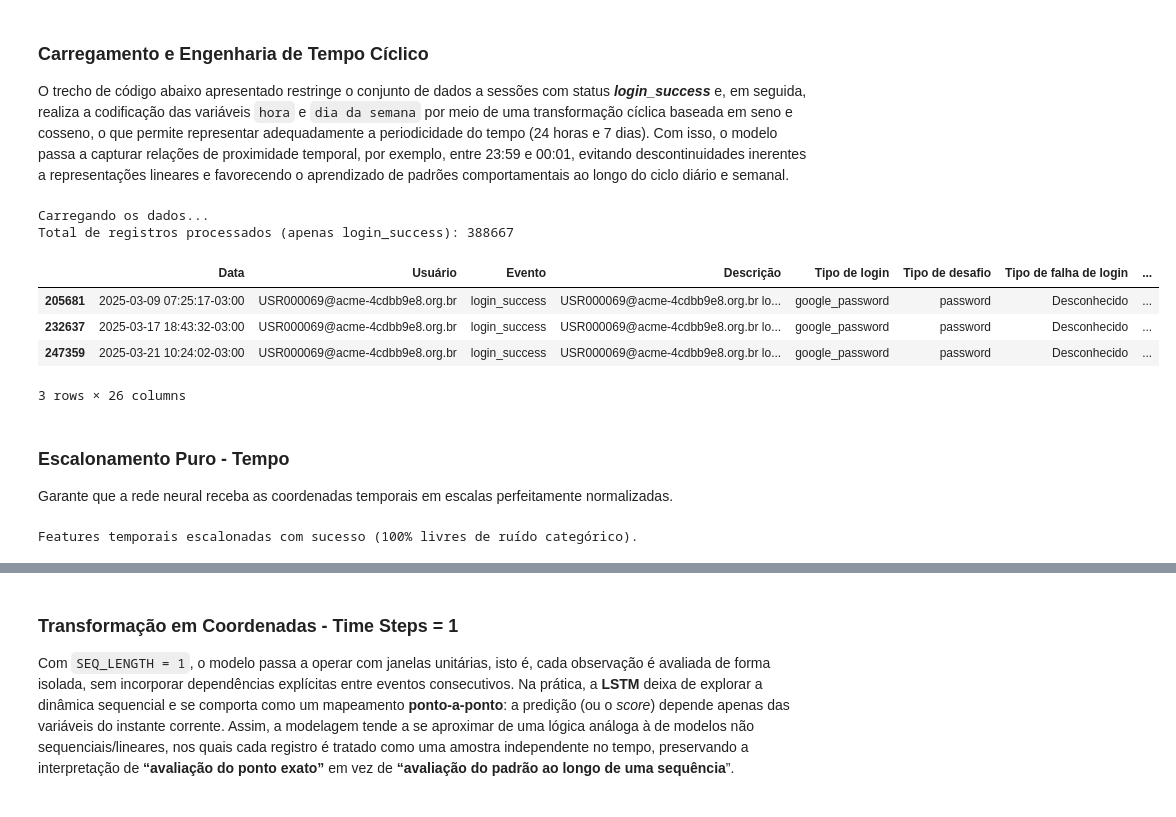
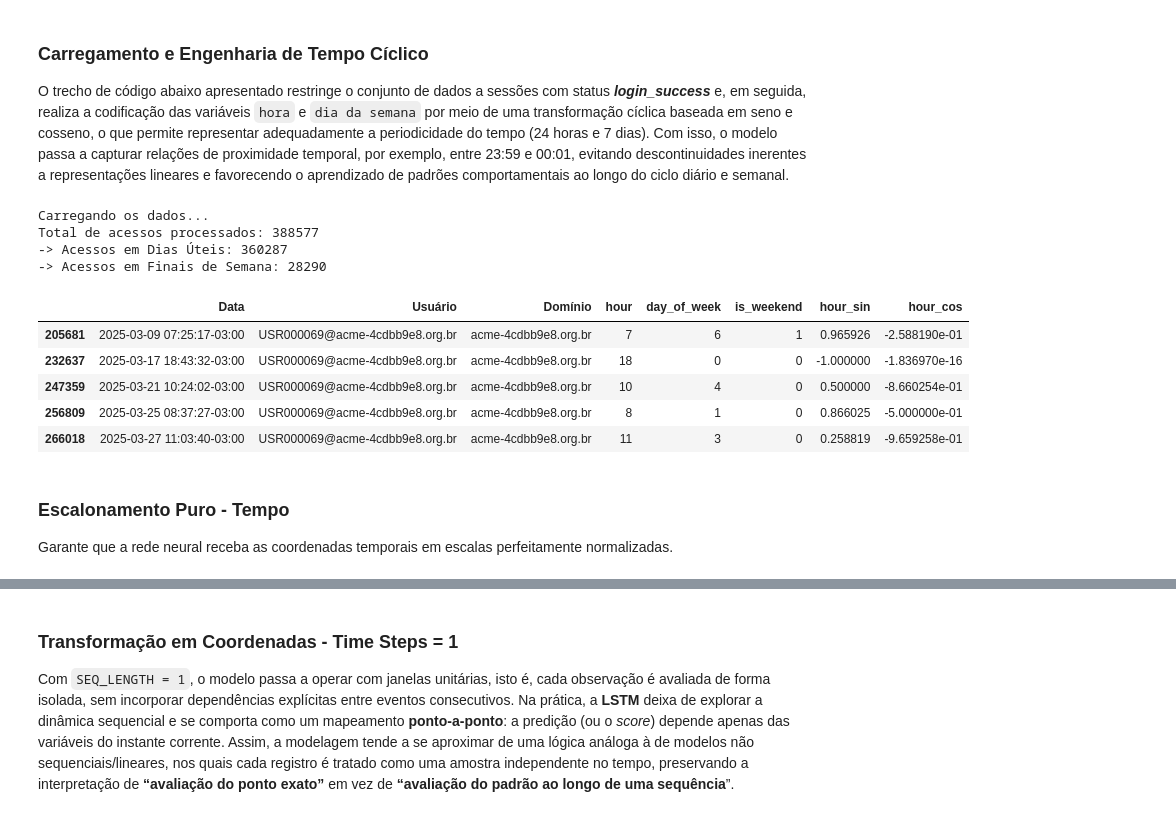
Before and after one commit to joaonetto/projetoAplicado-IV, a Jupyter notebook: notebook/project-UserBehaviourAnalysis.ipynb, the cells around one changed output, grey strips where cells are left out. Cells and saved outputs as stored; diff of their text form; code cells hidden in the pictures.

```diff
--- a/notebook/project-UserBehaviourAnalysis.ipynb
+++ b/notebook/project-UserBehaviourAnalysis.ipynb
@@ -231,52 +242,80 @@ O trecho de código abaixo apresentado restringe o conjunto de dados a sessões
 # %%
 # Carregando os dados originais
 print('Carregando os dados...')
 df_base = pd.read_csv(INPUT_CSV, sep=SEP)
 
 # REGRA DE SEGURANÇA: Filtrando apenas logs de acesso bem sucedido.
-# Isso impede que bots e brute forces de madrugada alterem a "rotina aprendida" do usuário.
 df_base = df_base[df_base['Evento'] == 'login_success'].copy()
 
+# Retira Usuários com apenas um único login
+df_base['user_count'] = df_base.groupby('Usuário')['Usuário'].transform('count')
+df_base = df_base[df_base['user_count'] > 1]
+
+# Executa Cleanup de colunas desnecessárias
+df_base = df_base.drop(
+    columns=[
+        'Evento',
+        'Descrição',
+        'Tipo de login',
+        'Tipo de desafio',
+        'Tipo de falha de login',
+        'É suspeito',
+        'É o segundo fator',
+        'Nome da ação confidencial',
+        'cidade',
+        'estado',
+        'país',
+        'país ISO',
+        'accuracy_radius_km',
+        'latitude',
+        'longitude',
+        '__geo_source',
+        '__geo_error',
+        'user_count'
+    ]
+)
 df = df_base.copy()
 
 # Ajuste de datas
 df['Data'] = pd.to_datetime(df['Data'], format='mixed')
 df = df.sort_values(by=['Usuário', 'Data'])
 
-# Engenharia de Features (Transformação Cíclica de Tempo)
+# Engenharia de Features de Tempo
 df['hour'] = df['Data'].dt.hour
 df['day_of_week'] = df['Data'].dt.dayofweek
 
-# Seno e Cosseno mapeiam o tempo num círculo perfeito de 24 horas
+# Flag que divide a inteligência do modelo (0 a 4 = Seg a Sex | 5 e 6 = Sab e Dom)
+df['is_weekend'] = df['day_of_week'].apply(lambda x: 1 if x >= 5 else 0)
+
+# Transformação trigonométrica do relógio de 24h
 df['hour_sin'] = np.sin(2 * np.pi * df['hour'] / 24.0)
 df['hour_cos'] = np.cos(2 * np.pi * df['hour'] / 24.0)
 
-# Mapeando dias num círculo de 7 dias
-df['day_sin'] = np.sin(2 * np.pi * df['day_of_week'] / 7.0)
-df['day_cos'] = np.cos(2 * np.pi * df['day_of_week'] / 7.0)
+df_user_count = df.copy()
+df_resumo = df_user_count.groupby('Usuário').size().reset_index(name='count')
 
-features_temporais = ['hour_sin', 'hour_cos', 'day_sin', 'day_cos']
+features_temporais = ['hour_sin', 'hour_cos']
 
-print(f'Total de registros processados (apenas login_success): {len(df)}')
-df.head(3)
+# Divisão dos DataFrames para as LSTMs Gêmeas
+df_weekday = df[df['is_weekend'] == 0].copy()
+df_weekend = df[df['is_weekend'] == 1].copy()
+
+print(f'Total de acessos processados: {len(df)}')
+print(f'-> Acessos em Dias Úteis: {len(df_weekday)}')
+print(f'-> Acessos em Finais de Semana: {len(df_weekend)}')
+df.head(5)
 # %% [output]
 Carregando os dados...
-Total de registros processados (apenas login_success): 388667
+Total de acessos processados: 388577
+-> Acessos em Dias Úteis: 360287
+-> Acessos em Finais de Semana: 28290
-|  | Data | Usuário | Evento | Descrição | Tipo de login | Tipo de desafio | Tipo de falha de login | ... |
-| 205681 | 2025-03-09 07:25:17-03:00 | USR000069@acme-4cdbb9e8.org.br | login_success | USR000069@acme-4cdbb9e8.org.br lo... | google_password | password | Desconhecido | ... |
-| 232637 | 2025-03-17 18:43:32-03:00 | USR000069@acme-4cdbb9e8.org.br | login_success | USR000069@acme-4cdbb9e8.org.br lo... | google_password | password | Desconhecido | ... |
-| 247359 | 2025-03-21 10:24:02-03:00 | USR000069@acme-4cdbb9e8.org.br | login_success | USR000069@acme-4cdbb9e8.org.br lo... | google_password | password | Desconhecido | ... |
+|  | Data | Usuário | Domínio | hour | day_of_week | is_weekend | hour_sin | hour_cos |
+| 205681 | 2025-03-09 07:25:17-03:00 | USR000069@acme-4cdbb9e8.org.br | acme-4cdbb9e8.org.br | 7 | 6 | 1 | 0.965926 | -2.588190e-01 |
+| 232637 | 2025-03-17 18:43:32-03:00 | USR000069@acme-4cdbb9e8.org.br | acme-4cdbb9e8.org.br | 18 | 0 | 0 | -1.000000 | -1.836970e-16 |
+| 247359 | 2025-03-21 10:24:02-03:00 | USR000069@acme-4cdbb9e8.org.br | acme-4cdbb9e8.org.br | 10 | 4 | 0 | 0.500000 | -8.660254e-01 |
+| 256809 | 2025-03-25 08:37:27-03:00 | USR000069@acme-4cdbb9e8.org.br | acme-4cdbb9e8.org.br | 8 | 1 | 0 | 0.866025 | -5.000000e-01 |
+| 266018 | 2025-03-27 11:03:40-03:00 | USR000069@acme-4cdbb9e8.org.br | acme-4cdbb9e8.org.br | 11 | 3 | 0 | 0.258819 | -9.659258e-01 |
-3 rows × 26 columns
 # %% [markdown]
 ### Escalonamento Puro - Tempo
 
 Garante que a rede neural receba as coordenadas temporais em escalas perfeitamente normalizadas.
-# %%
-todas_features = features_temporais
-
-scaler = MinMaxScaler()
-df[todas_features] = scaler.fit_transform(df[todas_features])
-
-print('Features temporais escalonadas com sucesso (100% livres de ruído categórico).')
-# %% [output]
-Features temporais escalonadas com sucesso (100% livres de ruído categórico).
```
Also changed, not shown: parts of 27 cells of this notebook.
